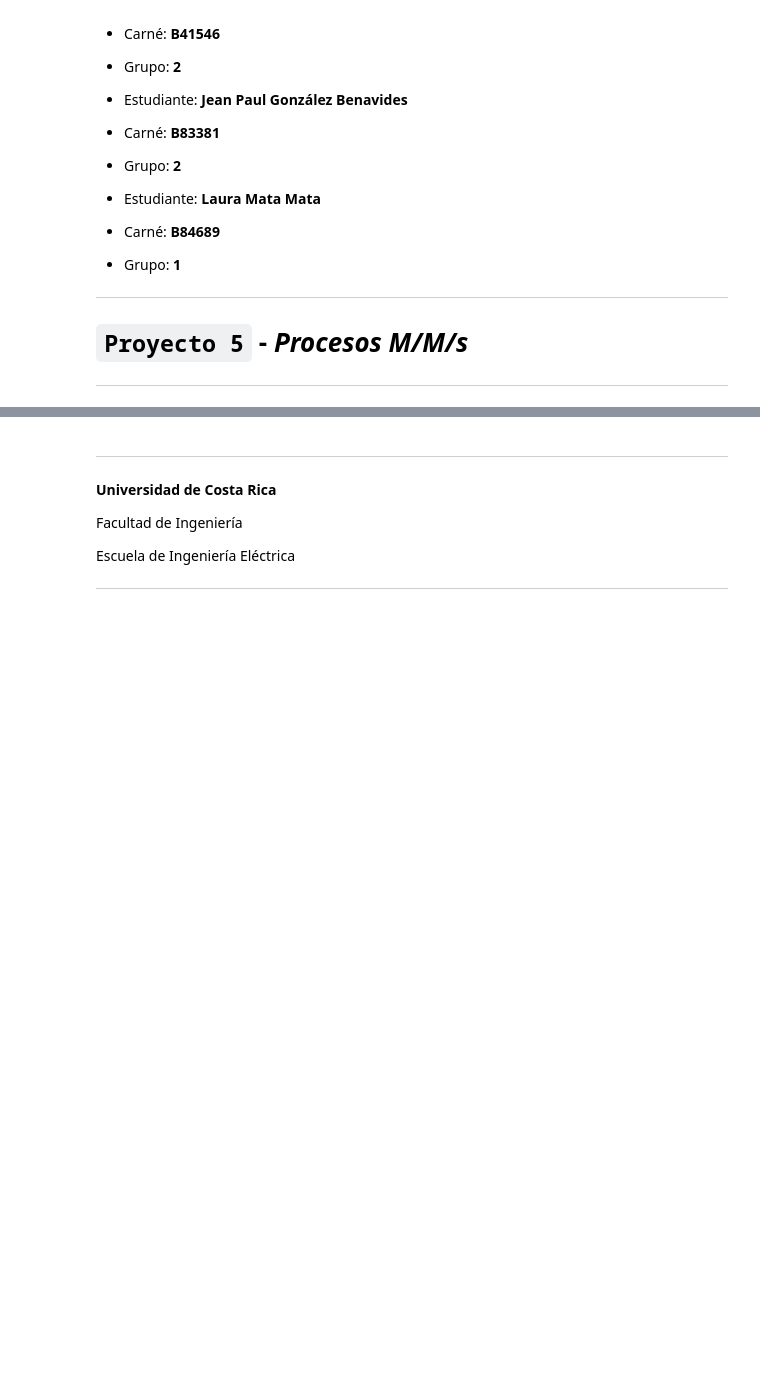
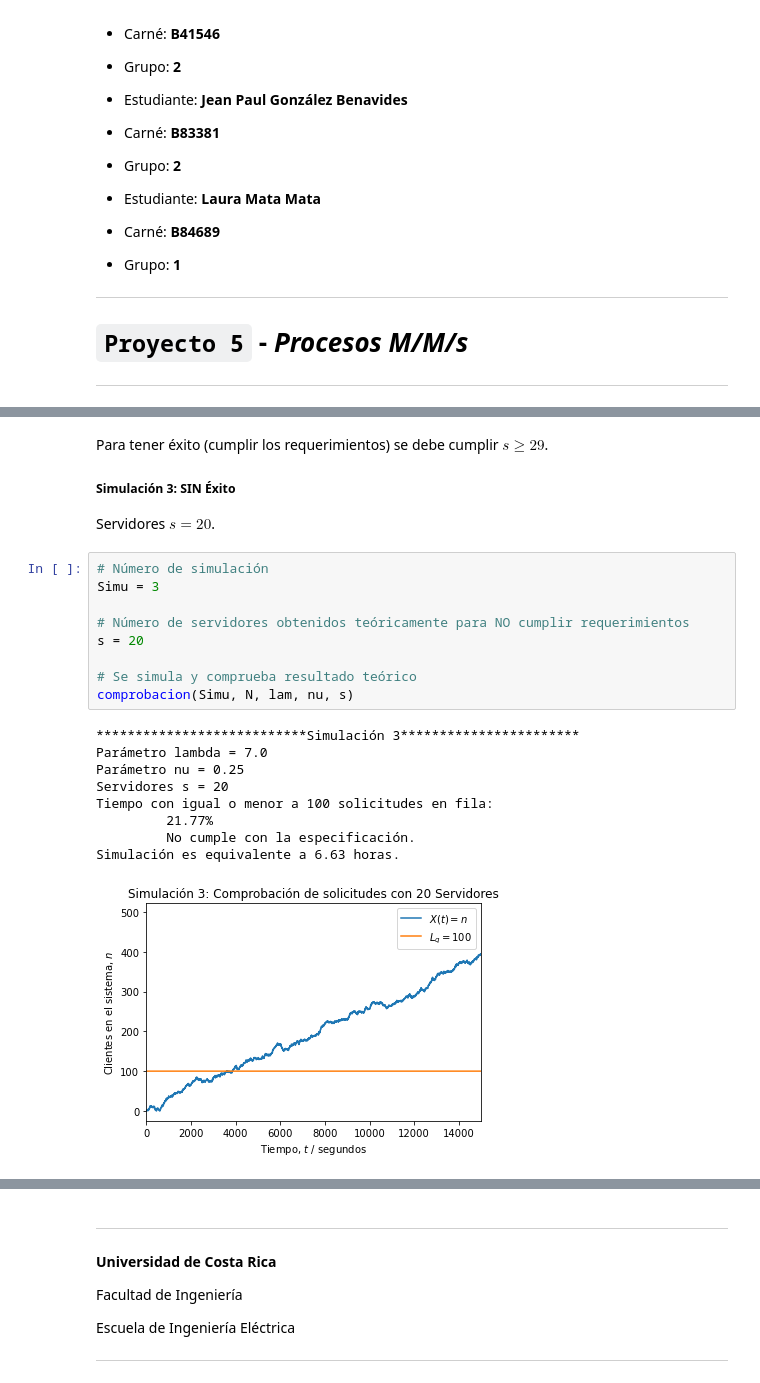
Before and after one commit to lauramatamata/Proyecto5_GrupoP5-22, a Jupyter notebook: Proyecto5_Grupo_P5-22.ipynb, the cells around one changed output, grey strips where cells are left out. Saved outputs shown, nothing was run; the diff lists cells and outputs as text; blank space fills up the shorter version.

```diff
--- a/Proyecto5_Grupo_P5-22.ipynb
+++ b/Proyecto5_Grupo_P5-22.ipynb
@@ -212,0 +274,25 @@ Simulación es equivalente a 8.06 horas.
+# %% [markdown]
+Para tener éxito (cumplir los requerimientos) se debe cumplir $s \geq 29$.
+
+##### **Simulación 3: SIN Éxito**
+
+Servidores $s = 20$.
+# %%
+# Número de simulación
+Simu = 3
+
+# Número de servidores obtenidos teóricamente para NO cumplir requerimientos
+s = 20
+
+# Se simula y comprueba resultado teórico
+comprobacion(Simu, N, lam, nu, s)
+# %% [output]
+***************************Simulación 3***********************
+Parámetro lambda = 7.0
+Parámetro nu = 0.25
+Servidores s = 20
+Tiempo con igual o menor a 100 solicitudes en fila:
+         21.77%
+         No cumple con la especificación.
+Simulación es equivalente a 6.63 horas.
+[figure, added]
```
Also changed, not shown: parts of 10 cells of this notebook.
